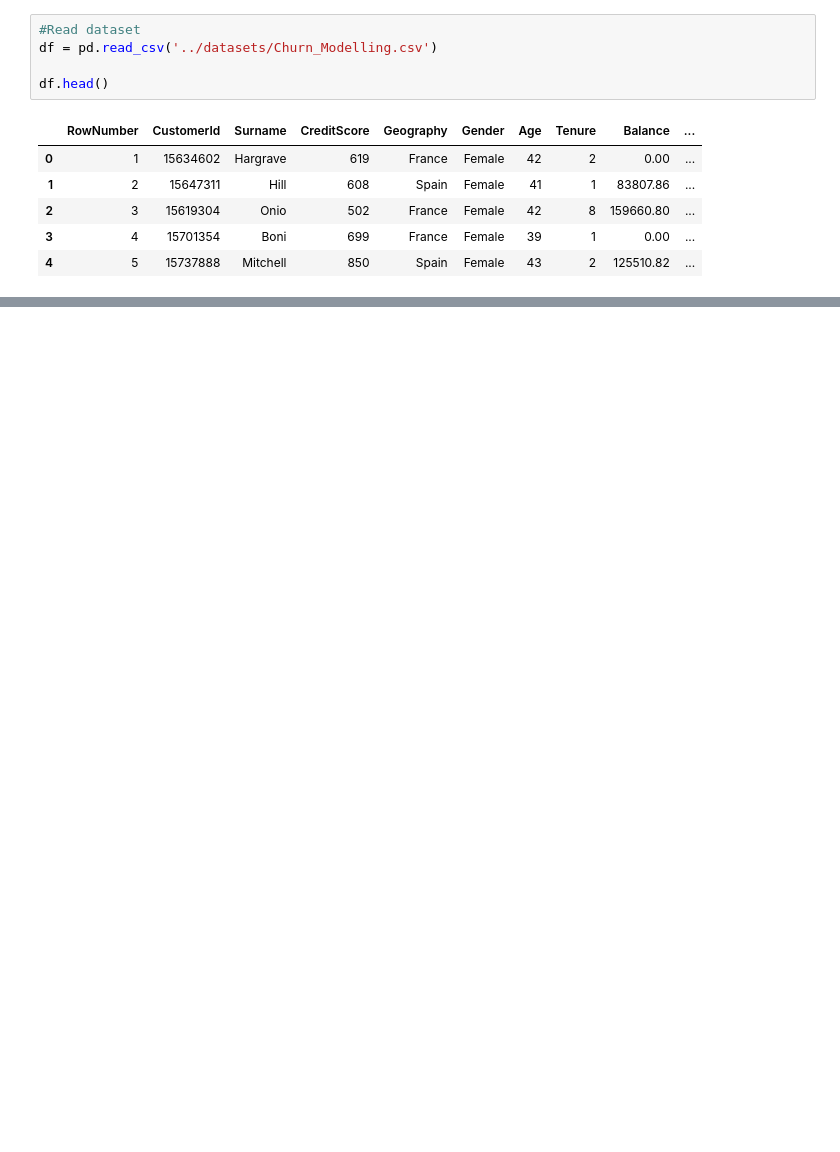
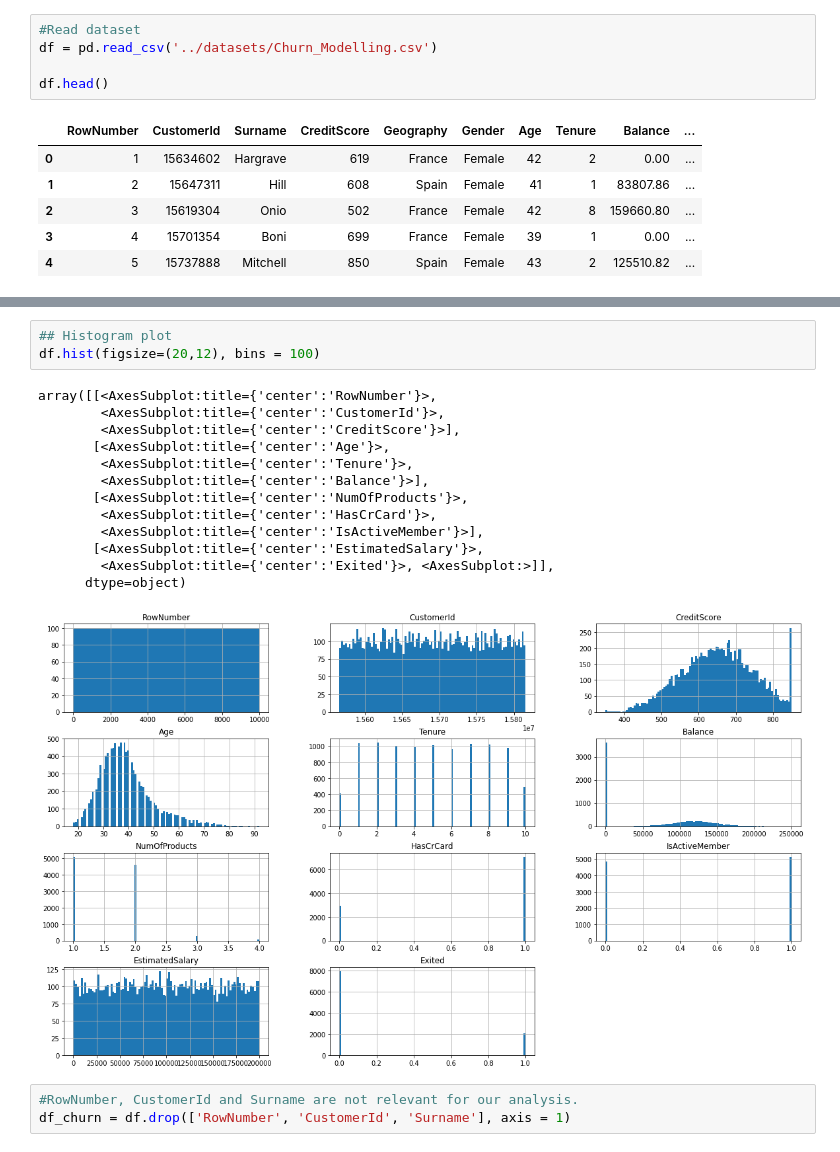
Before and after one commit to eeeds/churn-prediction-app, a Jupyter notebook: notebooks/exploratory_analysis.ipynb, the cells around one changed output, grey strips where cells are left out. Cells and saved outputs as stored; diff of their text form; blank space fills up the shorter version.

```diff
--- a/notebooks/exploratory_analysis.ipynb
+++ b/notebooks/exploratory_analysis.ipynb
@@ -17,0 +60,20 @@ df.head()
+# %%
+## Histogram plot
+df.hist(figsize=(20,12), bins = 100)
+# %% [output]
+array([[<AxesSubplot:title={'center':'RowNumber'}>,
+        <AxesSubplot:title={'center':'CustomerId'}>,
+        <AxesSubplot:title={'center':'CreditScore'}>],
+       [<AxesSubplot:title={'center':'Age'}>,
+        <AxesSubplot:title={'center':'Tenure'}>,
+        <AxesSubplot:title={'center':'Balance'}>],
+       [<AxesSubplot:title={'center':'NumOfProducts'}>,
+        <AxesSubplot:title={'center':'HasCrCard'}>,
+        <AxesSubplot:title={'center':'IsActiveMember'}>],
+       [<AxesSubplot:title={'center':'EstimatedSalary'}>,
+        <AxesSubplot:title={'center':'Exited'}>, <AxesSubplot:>]],
+      dtype=object)
+[figure, added]
+# %%
+#RowNumber, CustomerId and Surname are not relevant for our analysis.
+df_churn = df.drop(['RowNumber', 'CustomerId', 'Surname'], axis = 1)
```
Also changed, not shown: parts of 32 cells of this notebook, 1 other file.
